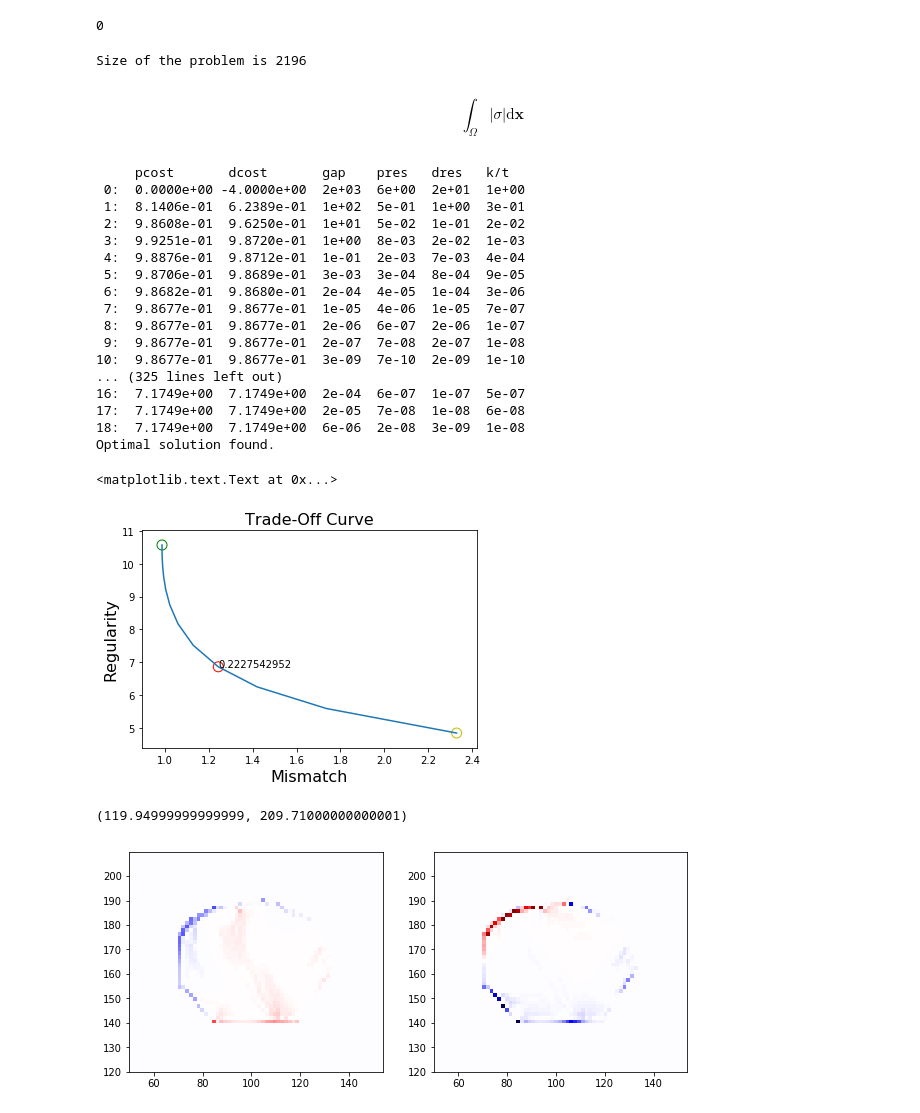
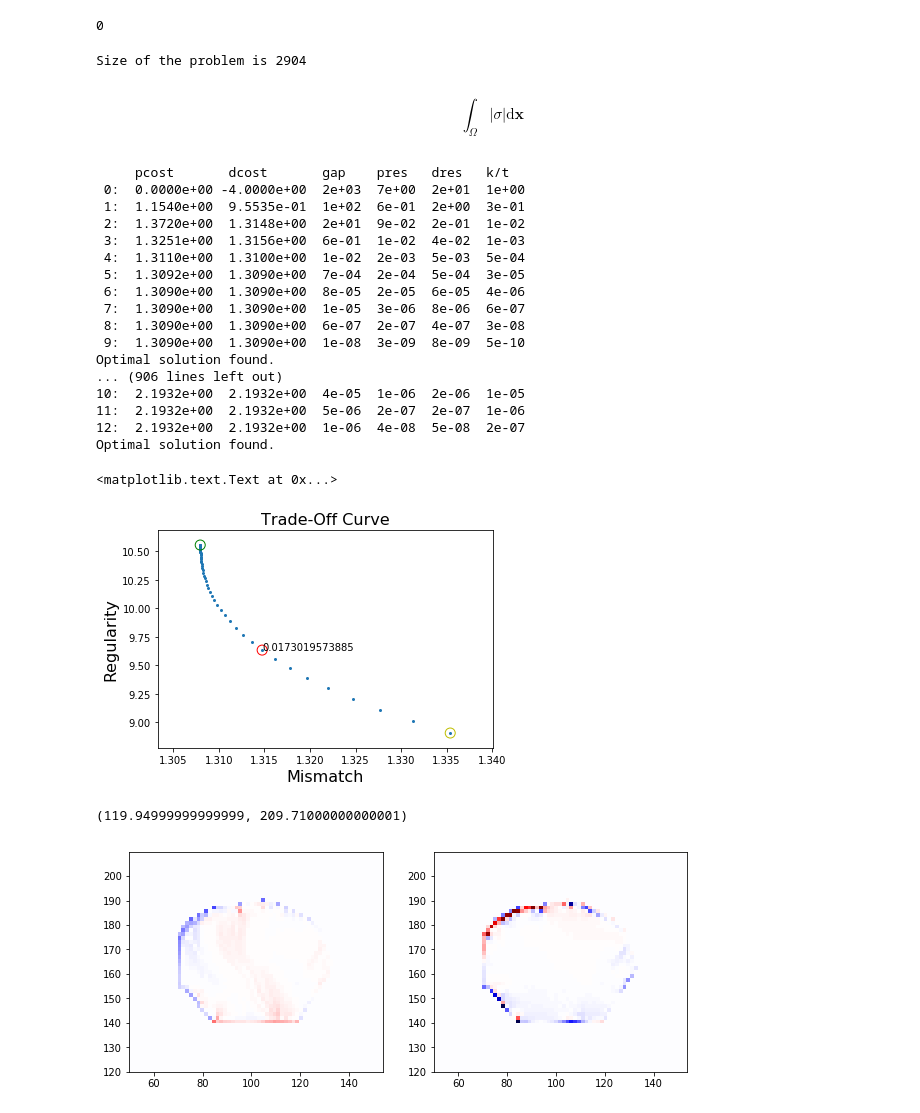
Before and after one commit to jcalifornia/tractionforce, a Jupyter notebook: paper/numerics/unidata/figures-L1-synthetic_data.ipynb, the cells around one changed output. Saved outputs shown, nothing was run; the diff lists cells and outputs as text; code cells hidden in the pictures.

```diff
--- a/paper/numerics/unidata/figures-L1-synthetic_data.ipynb
+++ b/paper/numerics/unidata/figures-L1-synthetic_data.ipynb
@@ -32,9 +32,9 @@ Populating the interactive namespace from numpy and matplotlib
 # %%
 pdata = pd.read_csv("./t2_generated.csv")
 # %%
-CUTOFF  = 8
-N_SOLUTIONS = 24
-gamma_vals = np.logspace(-5, 0, N_SOLUTIONS)
+CUTOFF  = 12
+N_SOLUTIONS = 64
+gamma_vals = np.logspace(-4, -1, N_SOLUTIONS)
 
 
 
@@ -84,7 +84,7 @@ y_center = np.mean(y_in)
 
 G_in_in_xx, G_in_in_xy, G_out_in_xx, G_out_in_xy, G_in_in_yy, G_in_in_yx, G_out_in_yy, G_out_in_yx, Dx, Dy = gen_matrices(x_in,y_in,x_out,y_out,dx,dy,loworder = True)
 # %% [output]
-Size of the problem is 2196
+Size of the problem is 2904
 # %%
 
 obs_x_in = deflection_x[condition_inside]
@@ -174,43 +174,43 @@ def invert_one(val):
 pad_results = [invert_one(val) for val in gamma_vals]
 # %% [output]
      pcost       dcost       gap    pres   dres   k/t
- 0:  0.0000e+00 -4.0000e+00  2e+03  6e+00  2e+01  1e+00
- 1:  8.1406e-01  6.2389e-01  1e+02  5e-01  1e+00  3e-01
- 2:  9.8608e-01  9.6250e-01  1e+01  5e-02  1e-01  2e-02
- 3:  9.9251e-01  9.8720e-01  1e+00  8e-03  2e-02  1e-03
- 4:  9.8876e-01  9.8712e-01  1e-01  2e-03  7e-03  4e-04
- 5:  9.8706e-01  9.8689e-01  3e-03  3e-04  8e-04  9e-05
- 6:  9.8682e-01  9.8680e-01  2e-04  4e-05  1e-04  3e-06
- 7:  9.8677e-01  9.8677e-01  1e-05  4e-06  1e-05  7e-07
- 8:  9.8677e-01  9.8677e-01  2e-06  6e-07  2e-06  1e-07
- 9:  9.8677e-01  9.8677e-01  2e-07  7e-08  2e-07  1e-08
-10:  9.8677e-01  9.8677e-01  3e-09  7e-10  2e-09  1e-10
-... (325 lines left out)
-16:  7.1749e+00  7.1749e+00  2e-04  6e-07  1e-07  5e-07
-17:  7.1749e+00  7.1749e+00  2e-05  7e-08  1e-08  6e-08
-18:  7.1749e+00  7.1749e+00  6e-06  2e-08  3e-09  1e-08
+ 0:  0.0000e+00 -4.0000e+00  2e+03  7e+00  2e+01  1e+00
+ 1:  1.1540e+00  9.5535e-01  1e+02  6e-01  2e+00  3e-01
+ 2:  1.3720e+00  1.3148e+00  2e+01  9e-02  2e-01  1e-02
+ 3:  1.3251e+00  1.3156e+00  6e-01  1e-02  4e-02  1e-03
+ 4:  1.3110e+00  1.3100e+00  1e-02  2e-03  5e-03  5e-04
+ 5:  1.3092e+00  1.3090e+00  7e-04  2e-04  5e-04  3e-05
+ 6:  1.3090e+00  1.3090e+00  8e-05  2e-05  6e-05  4e-06
+ 7:  1.3090e+00  1.3090e+00  1e-05  3e-06  8e-06  6e-07
+ 8:  1.3090e+00  1.3090e+00  6e-07  2e-07  4e-07  3e-08
+ 9:  1.3090e+00  1.3090e+00  1e-08  3e-09  8e-09  5e-10
 Optimal solution found.
+... (906 lines left out)
+10:  2.1932e+00  2.1932e+00  4e-05  1e-06  2e-06  1e-05
+11:  2.1932e+00  2.1932e+00  5e-06  2e-07  2e-07  1e-06
+12:  2.1932e+00  2.1932e+00  1e-06  4e-08  5e-08  2e-07
+Optimal solution found.
 # %%
-data_error = [res[1] for res in pad_results]
-reg_error = [res[2] for res in pad_results]
-lvals = [res[3] for res in pad_results]
+data_error = [res[1] for res in pad_results[:-8]]
+reg_error = [res[2] for res in pad_results[:-8]]
+lvals = [res[3] for res in pad_results[:-8]]
 
 l_curve_distances = np.abs((reg_error[-1]-reg_error[0])*np.array(data_error) -  \
             (data_error[-1]-data_error[0])*np.array(reg_error)+data_error[-1]*reg_error[0]-reg_error[-1]*data_error[0])
 best = np.argsort(l_curve_distances)[-1]
 
-plt.plot( data_error, reg_error)
+plt.scatter( data_error, reg_error,s=4)
 plt.scatter(data_error[best],reg_error[best],s=100, facecolors='none', edgecolors='r')
 plt.scatter(data_error[0],reg_error[0],s=100, facecolors='none', edgecolors='g')
 plt.scatter(data_error[-1],reg_error[-1],s=100, facecolors='none', edgecolors='y')
 
 plt.xlabel("Mismatch", fontsize=16)
 plt.ylabel("Regularity", fontsize=16)
 plt.title('Trade-Off Curve', fontsize=16)
 plt.text(data_error[best],reg_error[best],lvals[best])
 # %% [output]
 <matplotlib.text.Text at 0x...>
-[figure, old version]
+[figure, new version]
 # %%
 s_x = np.zeros(coords.shape[0])
 s_y = np.zeros(coords.shape[0])
@@ -244,7 +244,7 @@ plt.xlim((x_min - 20, x_max + 20))
 plt.ylim((y_min - 20, y_max + 20))
 # %% [output]
 (119.94999999999999, 209.71000000000001)
-[figure, old version]
+[figure, new version]
 # %%
 import pickle
 import gzip
```
Also changed, not shown: 5 other files.
